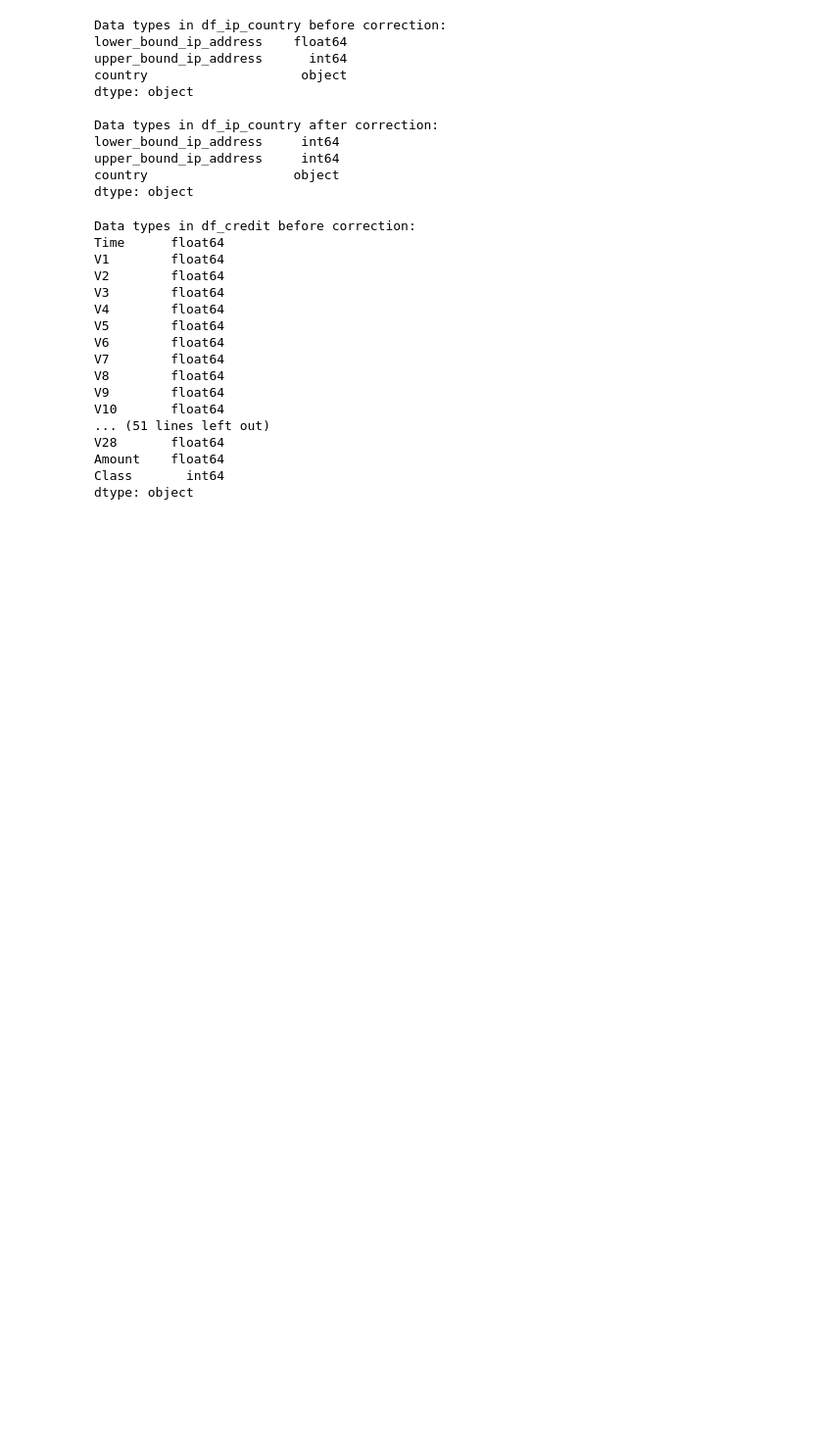
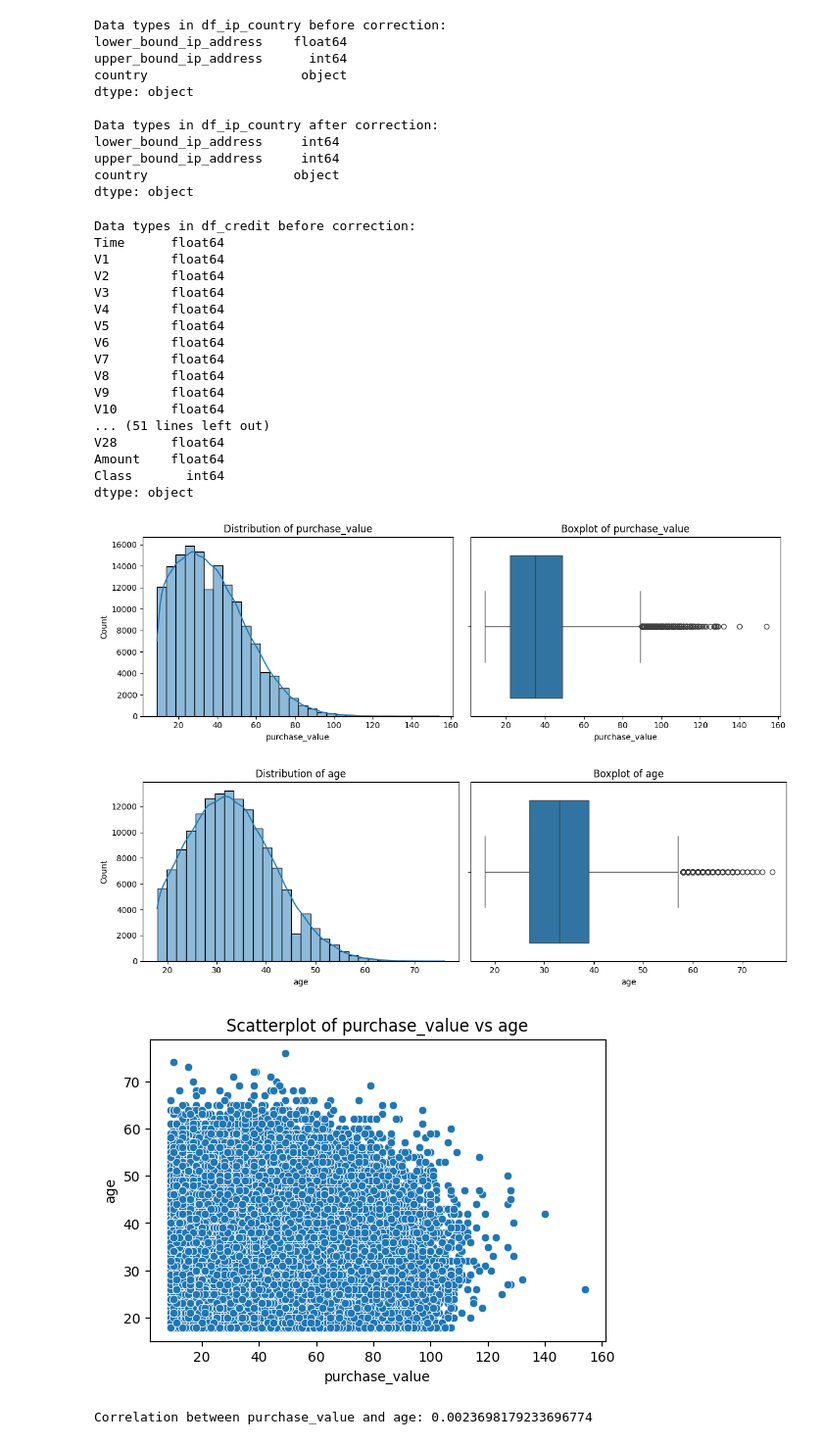
Before and after one commit to Nahom-ketsela/kaim-week-08, a Jupyter notebook: notebook/Data_cleaning.ipynb, the cells around one changed output. Shown: that part at 98% size. Cells and saved outputs as stored; diff of their text form; code cells hidden in the pictures; blank space fills up the shorter version.

Commit message:
univariate and bivariate analysis done.

```diff
--- a/notebook/Data_cleaning.ipynb
+++ b/notebook/Data_cleaning.ipynb
@@ -237,3 +237,14 @@ V28       float64
 Amount    float64
 Class       int64
 dtype: object
+# %%
+# Exploratory Data Analysis (EDA)
+
+# EDA on df_fraud
+univariate_analysis(df_fraud, columns=['purchase_value', 'age'])
+bivariate_analysis(df_fraud, x='purchase_value', y='age')
+# %% [output]
+[figure, added]
+[figure, added]
+[figure, added]
+Correlation between purchase_value and age: 0.0023698179233696774
```
Also changed, not shown: parts of 1 cell of this notebook.
